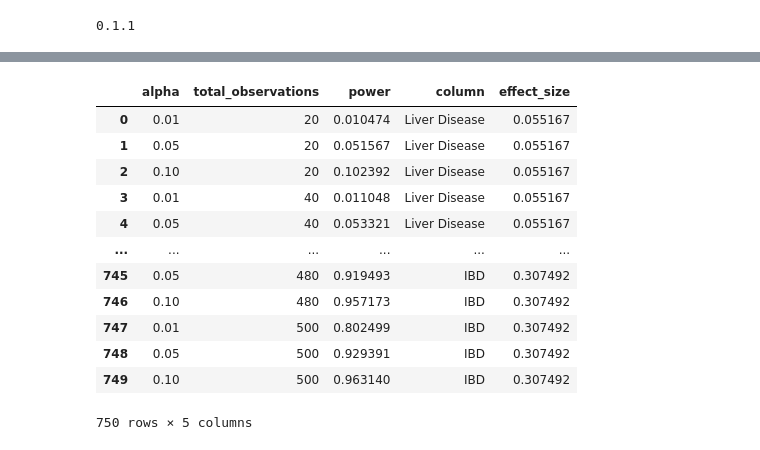
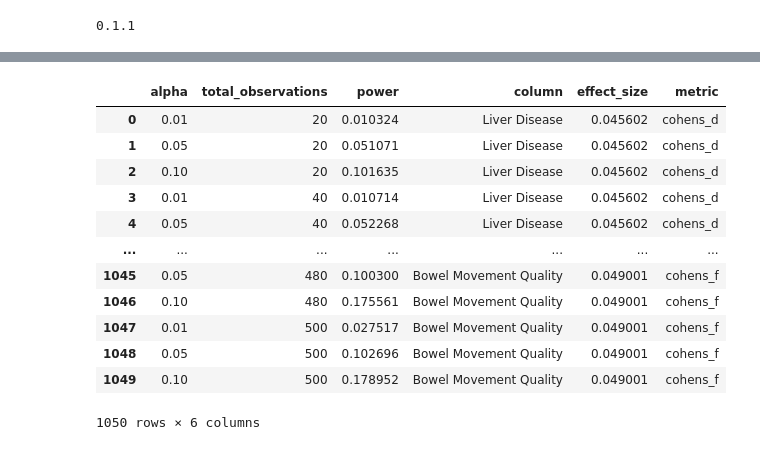
Before and after one commit to knightlab-analyses/evident-analyses, a Jupyter notebook: notebooks/agp.ipynb, the cells around one changed output, grey strips where cells are left out. Cells and saved outputs as stored; diff of their text form; code cells hidden in the pictures.

```diff
--- a/notebooks/agp.ipynb
+++ b/notebooks/agp.ipynb
@@ -25,7 +25,11 @@ col_map = {
     "ibs": "IBS",
     "asd": "ASD",
     "sex": "Sex",
-    "mental_illness": "Mental Illness"
+    "mental_illness": "Mental Illness",
+    "age_cat": "Age Category",
+    "types_of_plants": "Types of Plants",
+    "bowel_movement_quality": "Bowel Movement Quality",
+    "country": "Country"
 }
 # %%
 md = pd.read_table("../data/agp/metadata.filt.subset.tsv", sep="\t", index_col=0)
@@ -102,28 +131,28 @@ plt.show()
 # %%
 power_dfs = []
 
 for f in glob.glob("../results/agp/power/*.tsv"):
     _df = pd.read_table(f, sep="\t", index_col=0)
-    _df = _df[["alpha", "total_observations", "power", "column", "effect_size"]]
+    _df = _df[["alpha", "total_observations", "power", "column", "effect_size", "metric"]]
     power_dfs.append(_df)
 
 power_df = (
     pd.concat(power_dfs)
     .reset_index(drop=True)
 )
 power_df["column"] = power_df["column"].map(col_map)
 power_df
 # %% [output]
-|  | alpha | total_observations | power | column | effect_size |
-| 0 | 0.01 | 20 | 0.010474 | Liver Disease | 0.055167 |
-| 1 | 0.05 | 20 | 0.051567 | Liver Disease | 0.055167 |
-| 2 | 0.10 | 20 | 0.102392 | Liver Disease | 0.055167 |
-| 3 | 0.01 | 40 | 0.011048 | Liver Disease | 0.055167 |
-| 4 | 0.05 | 40 | 0.053321 | Liver Disease | 0.055167 |
-| ... | ... | ... | ... | ... | ... |
-| 745 | 0.05 | 480 | 0.919493 | IBD | 0.307492 |
-| 746 | 0.10 | 480 | 0.957173 | IBD | 0.307492 |
-| 747 | 0.01 | 500 | 0.802499 | IBD | 0.307492 |
-| 748 | 0.05 | 500 | 0.929391 | IBD | 0.307492 |
-| 749 | 0.10 | 500 | 0.963140 | IBD | 0.307492 |
+|  | alpha | total_observations | power | column | effect_size | metric |
+| 0 | 0.01 | 20 | 0.010324 | Liver Disease | 0.045602 | cohens_d |
+| 1 | 0.05 | 20 | 0.051071 | Liver Disease | 0.045602 | cohens_d |
+| 2 | 0.10 | 20 | 0.101635 | Liver Disease | 0.045602 | cohens_d |
+| 3 | 0.01 | 40 | 0.010714 | Liver Disease | 0.045602 | cohens_d |
+| 4 | 0.05 | 40 | 0.052268 | Liver Disease | 0.045602 | cohens_d |
+| ... | ... | ... | ... | ... | ... | ... |
+| 1045 | 0.05 | 480 | 0.100300 | Bowel Movement Quality | 0.049001 | cohens_f |
+| 1046 | 0.10 | 480 | 0.175561 | Bowel Movement Quality | 0.049001 | cohens_f |
+| 1047 | 0.01 | 500 | 0.027517 | Bowel Movement Quality | 0.049001 | cohens_f |
+| 1048 | 0.05 | 500 | 0.102696 | Bowel Movement Quality | 0.049001 | cohens_f |
+| 1049 | 0.10 | 500 | 0.178952 | Bowel Movement Quality | 0.049001 | cohens_f |
-750 rows × 5 columns
+1050 rows × 6 columns
```
Also changed, not shown: parts of 9 cells of this notebook, 24 other files.
